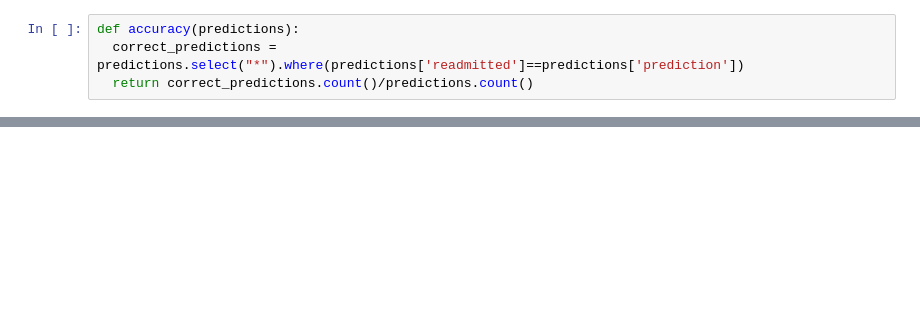
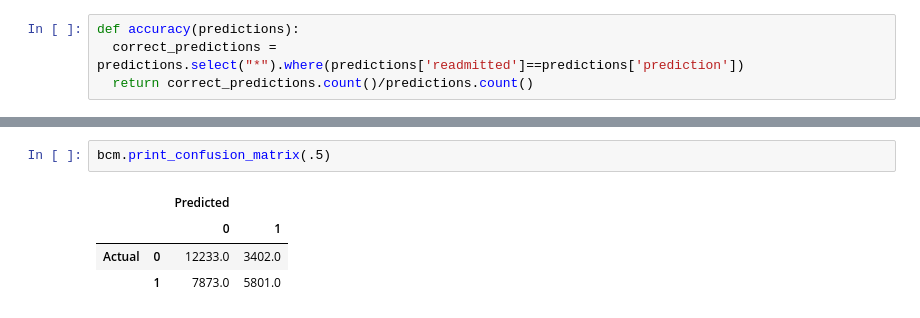
Before and after one commit to atosh502/smarter-healthcare, a Jupyter notebook: LogisticRegression.ipynb, the cells around one changed output, grey strips where cells are left out. Saved outputs shown, nothing was run; the diff lists cells and outputs as text; blank space fills up the shorter version.

```diff
--- a/LogisticRegression.ipynb
+++ b/LogisticRegression.ipynb
@@ -99 +140,8 @@ print(accuracy(predictions))
+# %%
+bcm.print_confusion_matrix(.5)
+# %% [output]
+|  |  | Predicted |  |
+|  |  | 0 | 1 |
+| Actual | 0 | 12233.0 | 3402.0 |
+|  | 1 | 7873.0 | 5801.0 |
 # %% [markdown]
```
Also changed, not shown: parts of 21 cells of this notebook.
